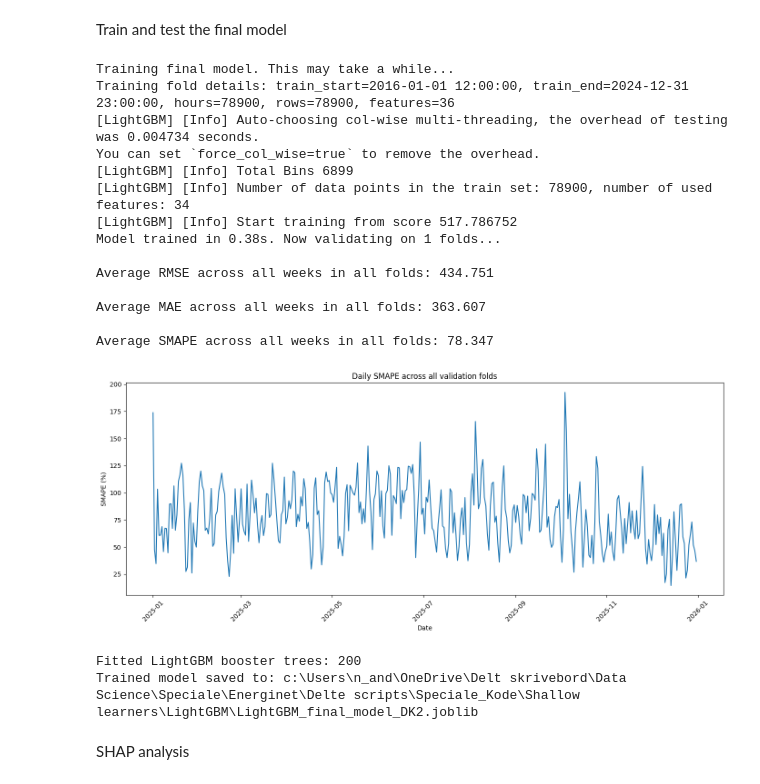
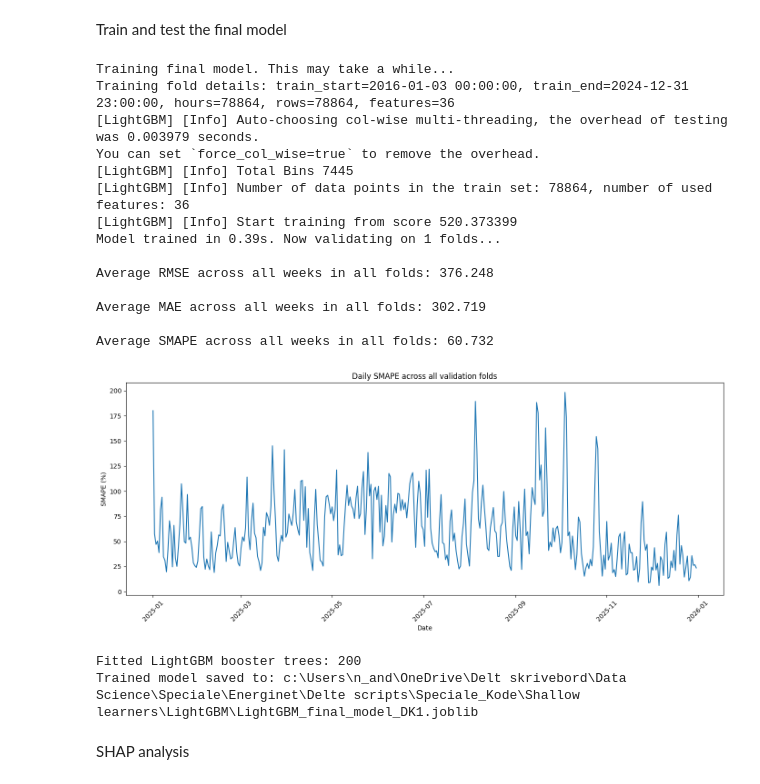
Before and after one commit to chrso19/Speciale_Kode, a Jupyter notebook: Shallow learners/LightGBM/Hyper_parameter_search.ipynb, the cells around one changed output. Cells and saved outputs as stored; diff of their text form; code cells hidden in the pictures.

```diff
--- a/Shallow learners/LightGBM/Hyper_parameter_search.ipynb
+++ b/Shallow learners/LightGBM/Hyper_parameter_search.ipynb
@@ -70,8 +95,10 @@ import numpy as np
 from lightgbm import LGBMRegressor
 from Modules.Load_RF_forecast_models import load_rf_models
 
-# load_rf_models currently supports only the optional timeout argument.
-rf_models = load_rf_models(user="Nikolaj")      # set user to "Nikolaj" or "Christine"
+rf_models = None
+if not (dk1_use_precomputed_feature_values and dk2_use_precomputed_feature_values):
+    # load_rf_models currently supports only the optional timeout argument.
+    rf_models = load_rf_models(user="Nikolaj")      # set user to "Nikolaj" or "Christine"
 
 # Initialize model:
 model = LGBMRegressor(
@@ -212,11 +212,15 @@ for comb_number, combination in enumerate(all_combinations, start=1):
         use_scaler = False,              # Set to True for models that needs feature scaling
         print_fold_results = False,     # Print weekly SMAPE values for each fold in each combination?
         plot = False,                   # Plot daily SMAPE values for the entire predict_horizon for each combination?
-        rf_models = rf_models
+        rf_models = rf_models,
+        use_precomputed_feature_values = dk1_use_precomputed_feature_values,
+        precomputed_feature_predictions = dk1_feature_predictions
     )
 
     row = {
         **params,
+        "train_window": "3 years",
+        "val_start": "2024-01-01",
         "avg_smape": combination_results["overall_avg_weekly_smape"],
         "avg_weekly_rmse": combination_results["overall_avg_weekly_rmse"],
         "avg_weekly_mae": combination_results["overall_avg_weekly_mae"],
@@ -326,7 +330,9 @@ for comb_number, combination in enumerate(all_combinations, start=1):
         use_scaler = False,              # Set to True for models that needs feature scaling
         print_fold_results = False,     # Print weekly SMAPE values for each fold in each combination?
         plot = False,                   # Plot daily SMAPE values for the entire predict_horizon for each combination?
-        rf_models = rf_models
+        rf_models = rf_models,
+        use_precomputed_feature_values = dk2_use_precomputed_feature_values,
+        precomputed_feature_predictions = dk2_feature_predictions
     )
 
     row = {
@@ -440,8 +446,8 @@ import os
 
 # Set price zone and parameters
 # ========================
-price_zone = "DK2"
-retrain_model = False  # Set True only when you want to retrain from scratch
+price_zone = "DK1"
+retrain_model = True  # Set True only when you want to retrain from scratch
 save_model_to_disk = True  # Keep False to avoid multi-GB model files
 
 param_grid = {
@@ -462,9 +468,13 @@ param_grid = {
 if price_zone == "DK1":
     train_data = DK1_train
     test_data = DK1_test
+    feature_predictions = dk1_feature_predictions
+    use_precomputed_feature_values = dk1_use_precomputed_feature_values
 else:
     train_data = DK2_train
     test_data = DK2_test
+    feature_predictions = dk2_feature_predictions
+    use_precomputed_feature_values = dk2_use_precomputed_feature_values
 
 dataset = pd.concat([train_data, test_data], ignore_index=True)
 
@@ -491,7 +501,7 @@ else:
         dataset=dataset,
         dk_zone=price_zone,
         split_setup=2,                          # ignored in Validation2 but safe to keep
-        train_window=len(train_data),           # full training set
+        train_window=8*8760 + 1*8784, #len(train_data),           # full training set
         val_window=len(test_data),              # full test set
         val_start=str(test_data["Time"].min()),
         predict_period=len(test_data),          # one fold covering full test period
@@ -500,6 +510,8 @@ else:
         print_fold_results=False,
         plot=True,
         rf_models=rf_models,
+        use_precomputed_feature_values=use_precomputed_feature_values,
+        precomputed_feature_predictions=feature_predictions,
     )
 
     # Extract the fitted model
@@ -509,8 +521,14 @@ else:
         raise ValueError("Training finished, but model has no booster_. Model is not fitted.")
     print(f"Fitted LightGBM booster trees: {model.booster_.num_trees()}")
 
+    fold_results_df = combination_results["fold_results"]
+    train_start_period = pd.to_datetime(fold_results_df["train_start"]).min()
+    train_end_period = pd.to_datetime(fold_results_df["train_end"]).max()
+
     row = {
         **params,
+        "train_start": train_start_period,
+        "train_end": train_end_period,
         "avg_smape": combination_results["overall_avg_weekly_smape"],
         "avg_weekly_rmse": combination_results["overall_avg_weekly_rmse"],
         "avg_weekly_mae": combination_results["overall_avg_weekly_mae"],
@@ -526,46 +544,46 @@ else:
         "avg_smape_day_6": combination_results["avg_smape_day_6"],
         "avg_smape_day_7": combination_results["avg_smape_day_7"]
     }
     results.append(row)
 
     # Save the search results as a CSV file in chosen folder path:
     results_df = pd.DataFrame(results).sort_values("avg_smape")
     folder = os.path.join(project_root, "Shallow learners")
     folder = os.path.join(folder, "LightGBM")
-    base_filename = f"{price_zone}_final_LightGBM_results"
+    base_filename = f"{price_zone}_final_LightGBM_9years_results"
     filename = os.path.join(folder, f"{base_filename}.csv")
 
     # adds a number to the filename if a file with same name already exists:
     counter = 1
     while os.path.exists(filename):
         filename = os.path.join(folder, f"{base_filename}_{counter}.csv")
         counter += 1
     results_df.to_csv(filename, index=False, decimal=",")
 
     if save_model_to_disk:
         # Compression reduces disk usage considerably at the cost of slower save/load
         joblib.dump(model, model_path, compress=3)
         print(f"Trained model saved to: {model_path}")
     else:
         print("Model persistence disabled (save_model_to_disk=False).")
 # %% [output]
 Training final model. This may take a while...
-Training fold details: train_start=2016-01-01 12:00:00, train_end=2024-12-31 23:00:00, hours=78900, rows=78900, features=36
-[LightGBM] [Info] Auto-choosing col-wise multi-threading, the overhead of testing was 0.004734 seconds.
+Training fold details: train_start=2016-01-03 00:00:00, train_end=2024-12-31 23:00:00, hours=78864, rows=78864, features=36
+[LightGBM] [Info] Auto-choosing col-wise multi-threading, the overhead of testing was 0.003979 seconds.
 You can set `force_col_wise=true` to remove the overhead.
-[LightGBM] [Info] Total Bins 6899
-[LightGBM] [Info] Number of data points in the train set: 78900, number of used features: 34
-[LightGBM] [Info] Start training from score 517.786752
-Model trained in 0.38s. Now validating on 1 folds...
+[LightGBM] [Info] Total Bins 7445
+[LightGBM] [Info] Number of data points in the train set: 78864, number of used features: 36
+[LightGBM] [Info] Start training from score 520.373399
+Model trained in 0.39s. Now validating on 1 folds...
 
-Average RMSE across all weeks in all folds: 434.751
+Average RMSE across all weeks in all folds: 376.248
 
-Average MAE across all weeks in all folds: 363.607
+Average MAE across all weeks in all folds: 302.719
 
-Average SMAPE across all weeks in all folds: 78.347
+Average SMAPE across all weeks in all folds: 60.732
-[figure, old version]
+[figure, new version]
 Fitted LightGBM booster trees: 200
-Trained model saved to: c:\Users\n_and\OneDrive\Delt skrivebord\Data Science\Speciale\Energinet\Delte scripts\Speciale_Kode\Shallow learners\LightGBM\LightGBM_final_model_DK2.joblib
+Trained model saved to: c:\Users\n_and\OneDrive\Delt skrivebord\Data Science\Speciale\Energinet\Delte scripts\Speciale_Kode\Shallow learners\LightGBM\LightGBM_final_model_DK1.joblib
 # %% [markdown]
 SHAP analysis
 # %%
```
Also changed, not shown: parts of 5 cells of this notebook, 15 other files.
